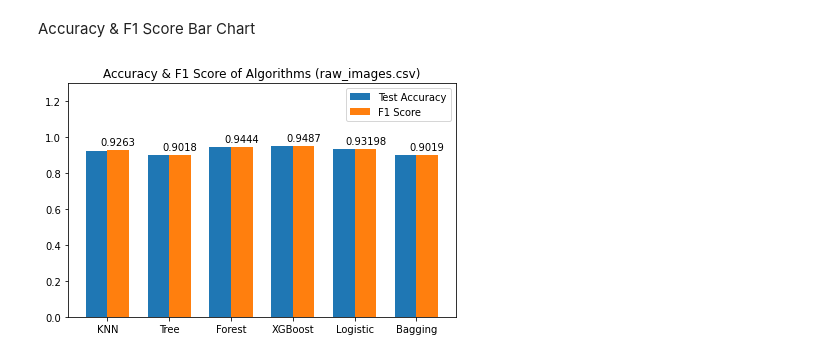
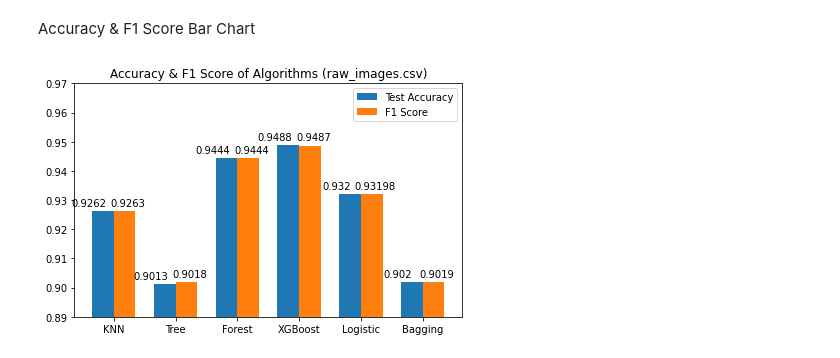
Before and after one commit to Szhang577/STAT_451_Final_Project, a Jupyter notebook: code/Christine.ipynb, the cells around one changed output. Saved outputs shown, nothing was run; the diff lists cells and outputs as text; code cells hidden in the pictures.

Commit message:
KNN+Decision Tree+Random Forest + Graphs

```diff
--- a/code/Christine.ipynb
+++ b/code/Christine.ipynb
@@ -640,37 +640,47 @@ plt.show()
 # %% [markdown]
 Accuracy & F1 Score Bar Chart
 # %%
+
 model_names = ['KNN', 'Tree', 'Forest','XGBoost','Logistic','Bagging']
 acc = [0.9262,0.9013,0.9444,0.9488,0.932,0.902]
 f1 = [0.9263,0.9018,0.9444,0.9487,0.93198,0.9019]
 x = np.arange(len(model_names))
 width = 0.7
 
 fig, ax = plt.subplots()
 rects1 = ax.bar(x - width/4, acc, 0.35, label='Test Accuracy')
 rects2 = ax.bar(x + width/4, f1, 0.35, label='F1 Score')
 
 ax.set_title('Accuracy & F1 Score of Algorithms (raw_images.csv)')
 ax.set_xticks(x)
 ax.set_xticklabels(model_names)
 ax.legend()
 
 def autolabel(rects):
     for rect in rects:
         height = rect.get_height()
         ax.annotate('{}'.format(height),
-                    xy=(rect.get_x() + rect.get_width() / 2, height),
+                    xy=(rect.get_x() + rect.get_width()/1.5, height),
                     xytext=(0, 3),
                     textcoords="offset points",
                     ha='center', va='bottom')
 
+def autolabel1(rects):
+    for rect in rects:
+        height = rect.get_height()
+        ax.annotate('{}'.format(height),
+                    xy=(rect.get_x() - rect.get_width() / 7, height),
+                    xytext=(0, 3),
+                    textcoords="offset points",
+                    ha='center', va='bottom')
 
+autolabel1(rects1)
 autolabel(rects2)
 
 
 fig.tight_layout()
-plt.ylim(0, 1.3)
+plt.ylim(0.89, 0.97)
 plt.savefig('Accuracy vs. F1 Score.png')
 plt.show()
 # %% [output]
-[figure, old version]
+[figure, new version]
```
